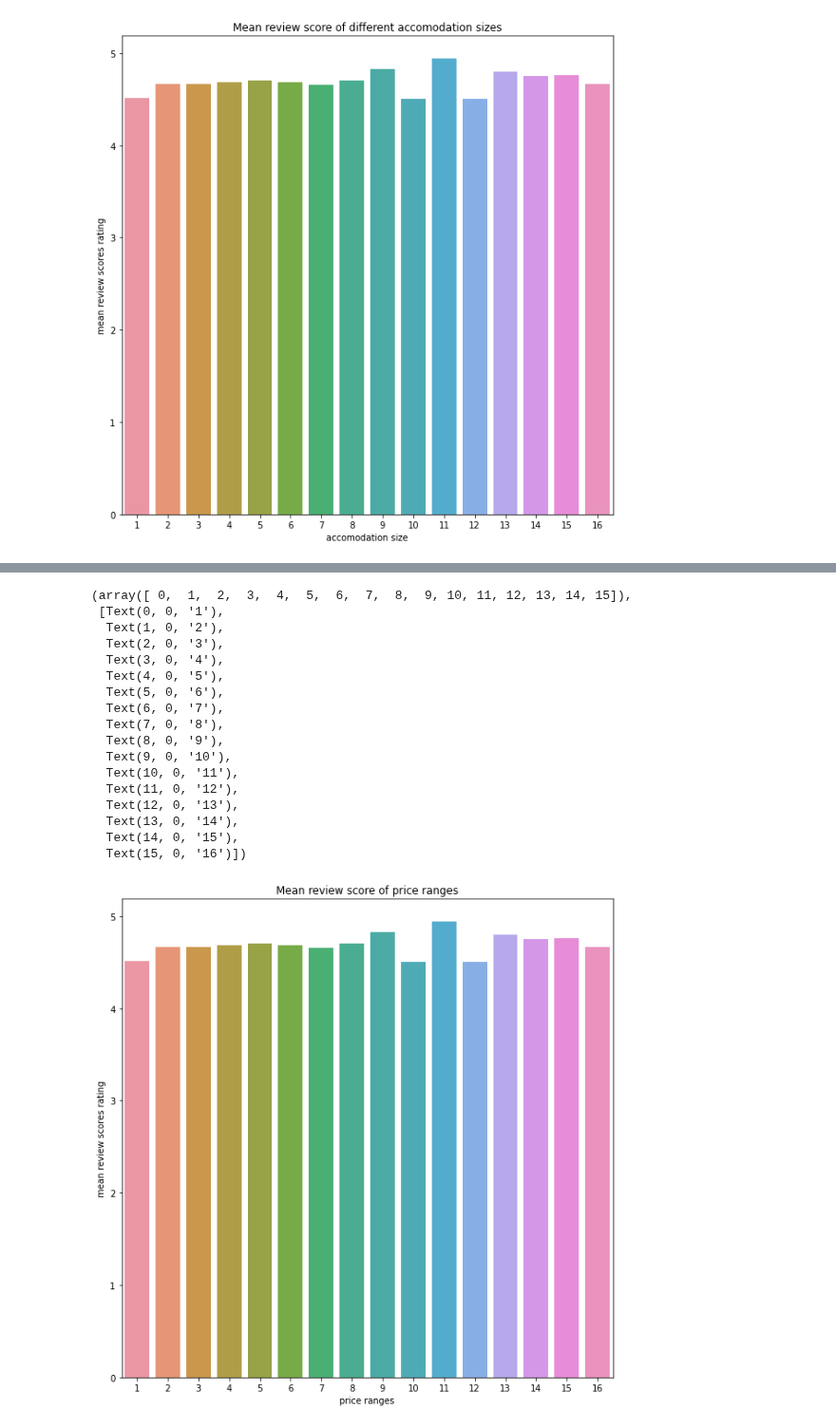
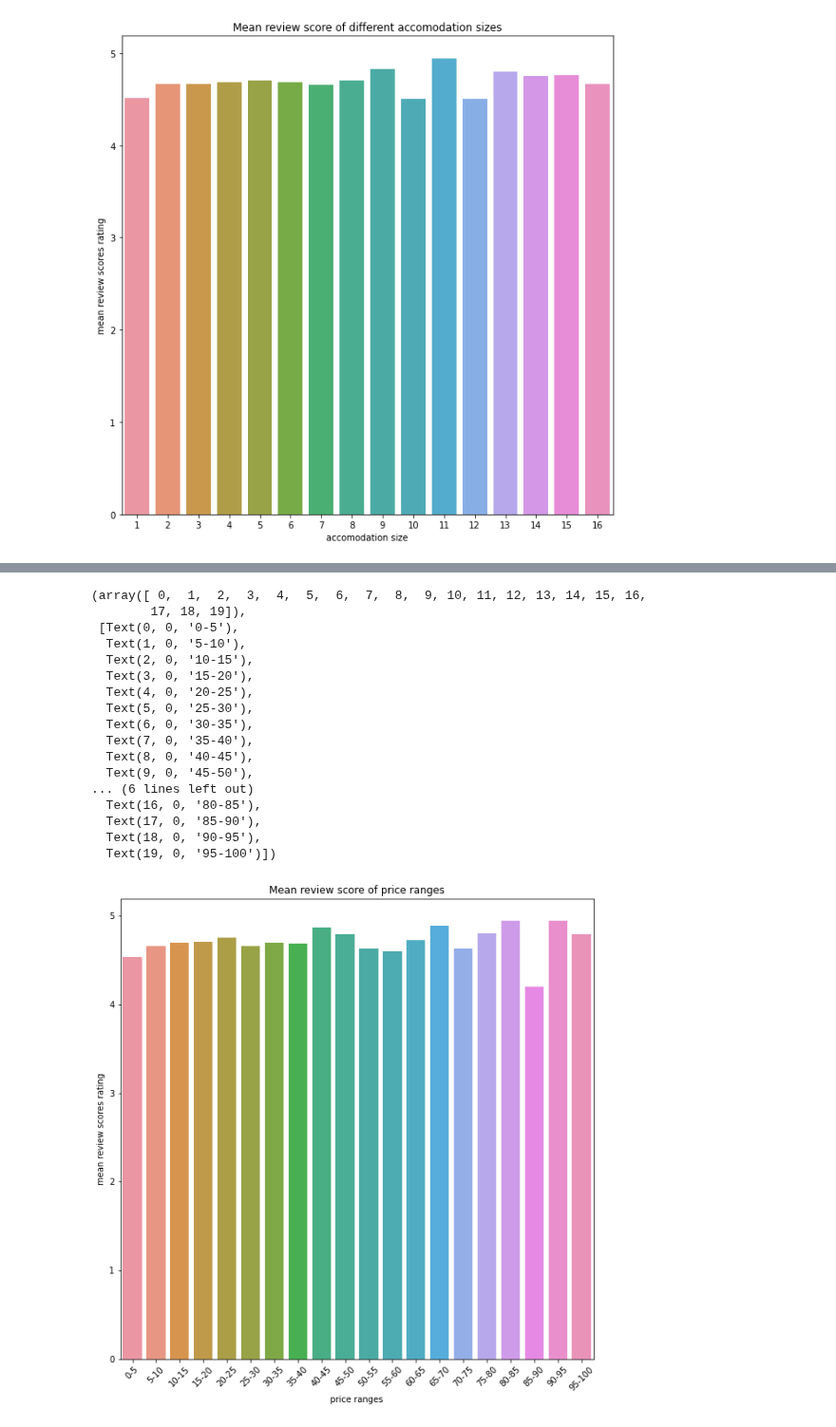
Before and after one commit to data301-2021-winter1/project-group11-project, a Jupyter notebook: notebooks/analysis3.ipynb, the cells around one changed output, grey strips where cells are left out. Shown at 95% size. Saved outputs shown, nothing was run; the diff lists cells and outputs as text; code cells hidden in the pictures.

```diff
--- a/notebooks/analysis3.ipynb
+++ b/notebooks/analysis3.ipynb
@@ -626,23 +641,23 @@ plt.xticks(rotation=0)
 # %%
 plt.figure(figsize = (10,10))
-sns.barplot(x=ars.index.values, y='mean_review_scores_rating', data=ars).set(xlabel="price ranges", ylabel = "mean review scores rating", title = 'Mean review score of price ranges')
-plt.xticks(rotation=0)
+sns.barplot(x=prs.index.values, y='mean_review_scores_rating', data=prs).set(xlabel="price ranges", ylabel = "mean review scores rating", title = 'Mean review score of price ranges')
+plt.xticks(rotation=45)
 # %% [output]
-(array([ 0,  1,  2,  3,  4,  5,  6,  7,  8,  9, 10, 11, 12, 13, 14, 15]),
- [Text(0, 0, '1'),
-  Text(1, 0, '2'),
-  Text(2, 0, '3'),
-  Text(3, 0, '4'),
-  Text(4, 0, '5'),
-  Text(5, 0, '6'),
-  Text(6, 0, '7'),
-  Text(7, 0, '8'),
-  Text(8, 0, '9'),
-  Text(9, 0, '10'),
-  Text(10, 0, '11'),
-  Text(11, 0, '12'),
-  Text(12, 0, '13'),
-  Text(13, 0, '14'),
-  Text(14, 0, '15'),
-  Text(15, 0, '16')])
+(array([ 0,  1,  2,  3,  4,  5,  6,  7,  8,  9, 10, 11, 12, 13, 14, 15, 16,
+        17, 18, 19]),
+ [Text(0, 0, '0-5'),
+  Text(1, 0, '5-10'),
+  Text(2, 0, '10-15'),
+  Text(3, 0, '15-20'),
+  Text(4, 0, '20-25'),
+  Text(5, 0, '25-30'),
+  Text(6, 0, '30-35'),
+  Text(7, 0, '35-40'),
+  Text(8, 0, '40-45'),
+  Text(9, 0, '45-50'),
+... (6 lines left out)
+  Text(16, 0, '80-85'),
+  Text(17, 0, '85-90'),
+  Text(18, 0, '90-95'),
+  Text(19, 0, '95-100')])
-[figure, old version]
+[figure, new version]
```
Also changed, not shown: parts of 36 cells of this notebook.
